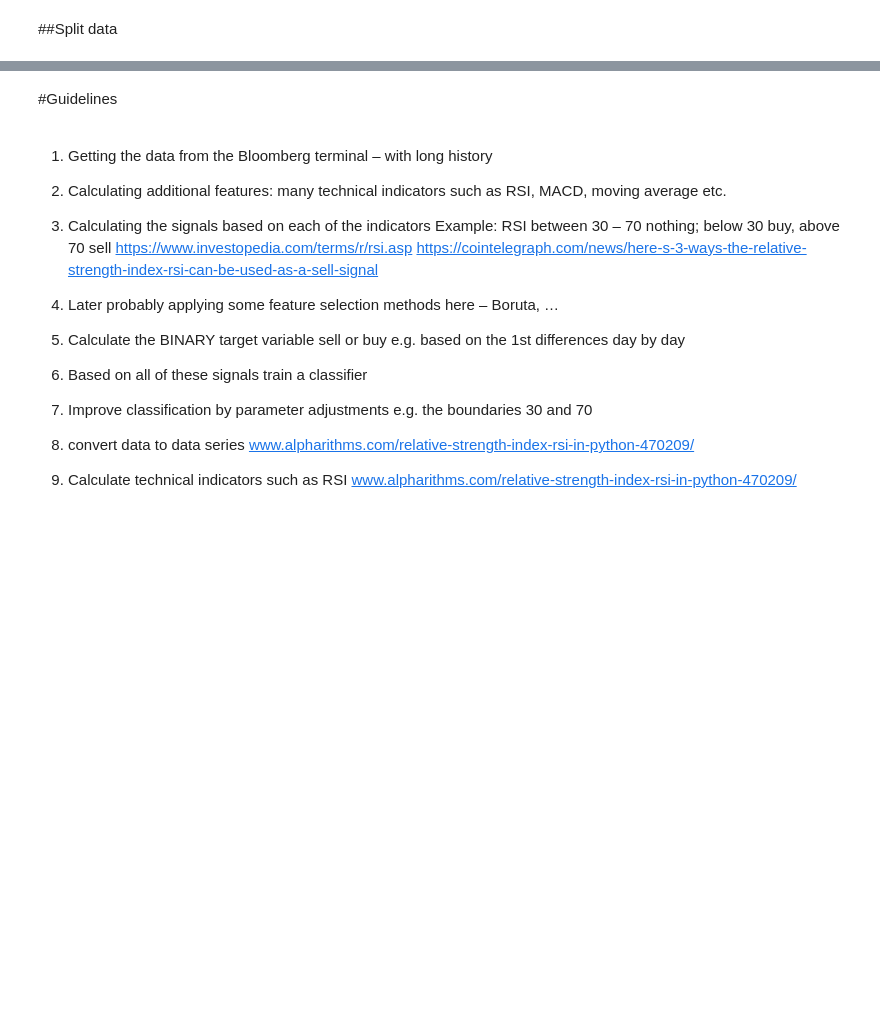
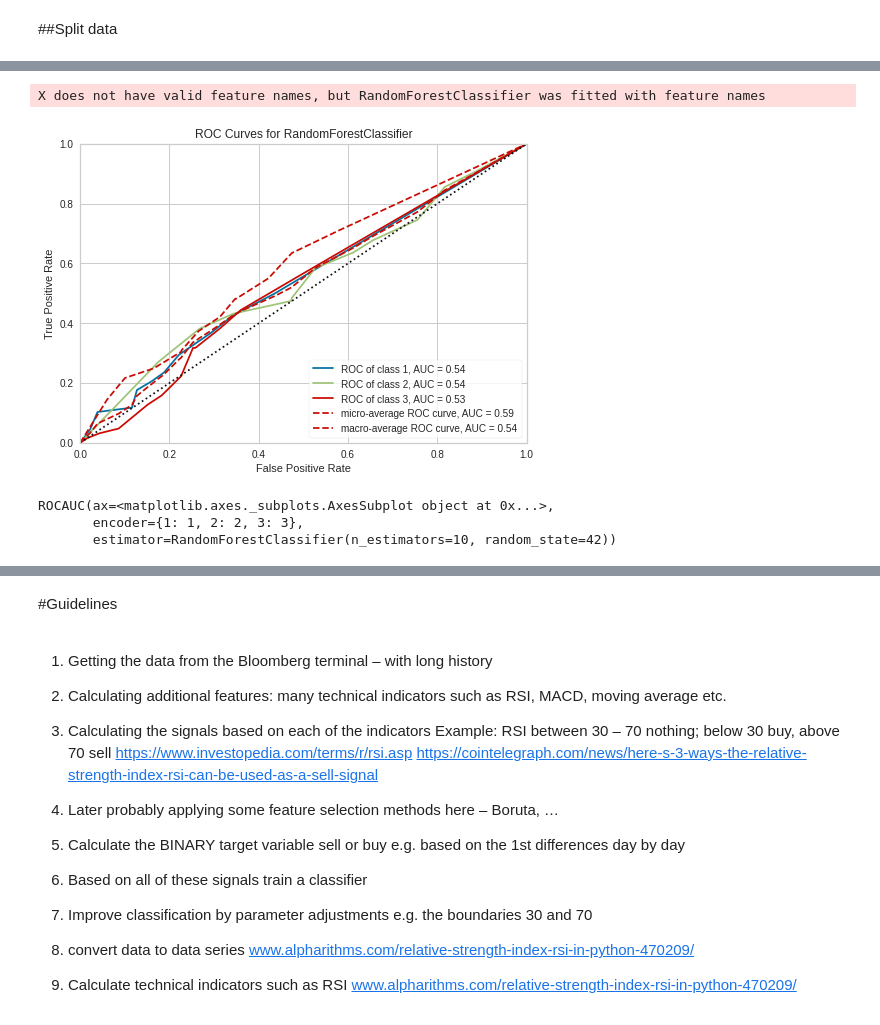
Before and after one commit to mrreyesm/FINANCIAL_ASSET_ANALYSIS, a Jupyter notebook: FINANCIAL_ASSET_ANALYSIS_VISA.ipynb, the cells around one changed output, grey strips where cells are left out. Drawn from its saved outputs; the diff is of its cells as text; code cells hidden in the pictures; blank space fills up the shorter version.

```diff
--- a/FINANCIAL_ASSET_ANALYSIS_VISA.ipynb
+++ b/FINANCIAL_ASSET_ANALYSIS_VISA.ipynb
@@ -656,8 +714,7 @@ print(tabulate(hist.iloc[:3 , :], headers='keys', tablefmt='psql'), "\n")
 # %% [markdown]
 ## Target Variable
 # %%
-hist = add_target_var_signal(hist, percentage_threshold = 1,  plot = True)
-print(tabulate(hist.iloc[:3 , :], headers='keys', tablefmt='psql'), "\n")
+hist= add_target_var_signal(hist, percentage_threshold = 1,  plot = True, showtables = True)
 # %% [output]
 TARGET VARIABLE WITH A THRESHOLD OF +- 1 %
 
@@ -708 +826,24 @@ Accuracy: 1.0
+# %%
+from yellowbrick.classifier import ROCAUC
+
+def plot_ROC_curve(model, X_train, y_train, X_test, y_test):
+
+    # Creating visualization with the readable labels
+    visualizer = ROCAUC(model, encoder={1: 1,
+                                        2: 2,
+                                        3: 3})
+
+    # Fitting to the training data first then scoring with the test data
+    visualizer.fit(X_train, y_train)
+    visualizer.score(X_test, y_test)
+    visualizer.show()
+
+    return visualizer
+plot_ROC_curve(forest, X_train, y_train, X_test, y_test)
+# %% [output]
+X does not have valid feature names, but RandomForestClassifier was fitted with feature names
+[figure, added]
+ROCAUC(ax=<matplotlib.axes._subplots.AxesSubplot object at 0x...>,
+       encoder={1: 1, 2: 2, 3: 3},
+       estimator=RandomForestClassifier(n_estimators=10, random_state=42))
 # %%
```
Also changed, not shown: parts of 34 cells of this notebook.
